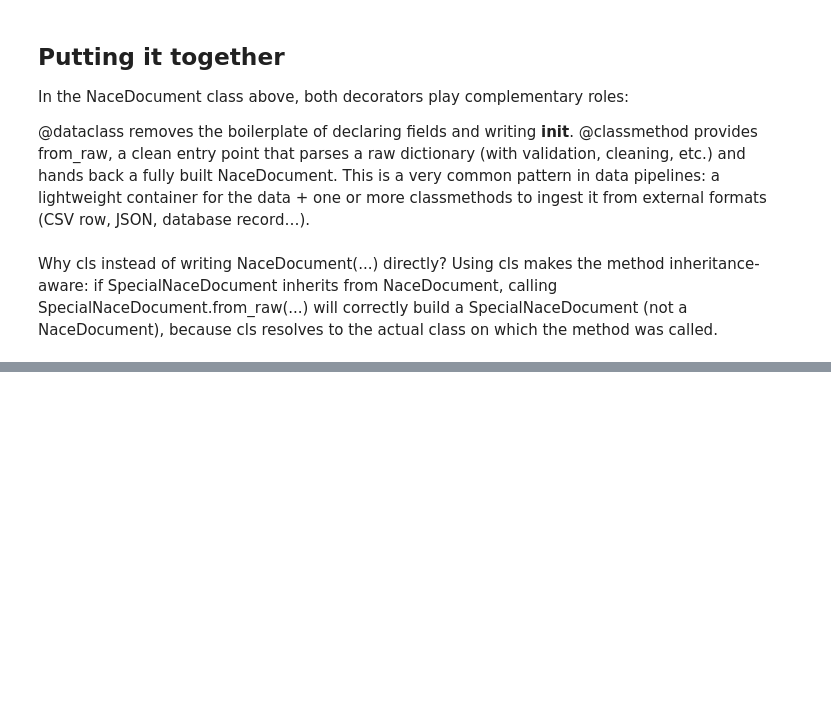
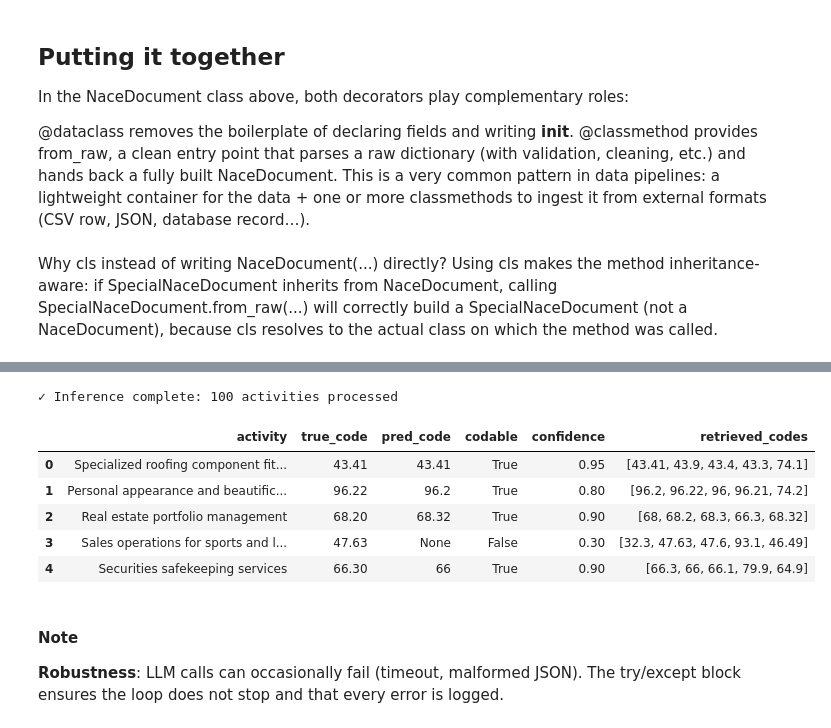
Before and after one commit to imcdk/funathon-project2, a Jupyter notebook: RAG_vectorDB.ipynb, the cells around one changed output, grey strips where cells are left out. Cells and saved outputs as stored; diff of their text form; code cells hidden in the pictures; blank space fills up the shorter version.

```diff
--- a/RAG_vectorDB.ipynb
+++ b/RAG_vectorDB.ipynb
@@ -475,0 +984,9 @@ Why cls instead of writing NaceDocument(...) directly? Using cls makes the metho
+# %%
+response = client_llmlab.embeddings.create(
+    model=EMB_MODEL_NAME,
+    input=activity
+)
+
+search_embedding = response.data[0].embedding
+
+print(f"Vector created of length: {len(search_embedding)}")
@@ -475,0 +1124,8 @@ Why cls instead of writing NaceDocument(...) directly? Using cls makes the metho
+# %%
+from pydantic import BaseModel, Field
+from typing import Optional
+
+class NaceClassificationResult(BaseModel):
+    nace_code: Optional[str] = Field(description="Chosen NACE code from the candidate list, or null")
+    codable: bool = Field(description="False if the description is too vague to code")
+    confidence: float = Field(ge=0.0, le=1.0, description="Confidence score between 0 and 1")
@@ -475,0 +1270,44 @@ Why cls instead of writing NaceDocument(...) directly? Using cls makes the metho
+# %%
+from tqdm import tqdm
+import pandas as pd
+
+records = []
+
+for row in tqdm(annotations, total=len(annotations), desc="Coding"):
+    activity_label = row["label"]
+    true_code      = row["code"]
+
+    try:
+        pred = run_rag_pipeline(activity_label)
+    except Exception as e:
+        pred = {
+            "nace_code":       None,
+            "codable":        False,
+            "confidence":     0.0,
+            "retrieved_codes": []
+        }
+        print(f"⚠ Error for '{activity_label[:60]}...': {e}")
+
+    records.append({
+        "activity":        activity_label,
+        "true_code":       true_code,
+        "pred_code":       pred.get("nace_code"),
+        "codable":         pred.get("codable", False),
+        "confidence":      pred.get("confidence", 0.0),
+        "retrieved_codes": pred.get("retrieved_codes", []),
+    })
+
+results = pd.DataFrame(records)
+print(f"\n✓ Inference complete: {len(results)} activities processed")
+results.head()
+# %% [output]
+✓ Inference complete: 100 activities processed
+|  | activity | true_code | pred_code | codable | confidence | retrieved_codes |
+| 0 | Specialized roofing component fit... | 43.41 | 43.41 | True | 0.95 | [43.41, 43.9, 43.4, 43.3, 74.1] |
+| 1 | Personal appearance and beautific... | 96.22 | 96.2 | True | 0.80 | [96.2, 96.22, 96, 96.21, 74.2] |
+| 2 | Real estate portfolio management | 68.20 | 68.32 | True | 0.90 | [68, 68.2, 68.3, 66.3, 68.32] |
+| 3 | Sales operations for sports and l... | 47.63 | None | False | 0.30 | [32.3, 47.63, 47.6, 93.1, 46.49] |
+| 4 | Securities safekeeping services | 66.30 | 66 | True | 0.90 | [66.3, 66, 66.1, 79.9, 64.9] |
+# %% [markdown]
+#### Note
+**Robustness**: LLM calls can occasionally fail (timeout, malformed JSON). The try/except block ensures the loop does not stop and that every error is logged.
```
Also changed, not shown: parts of 59 cells of this notebook.
